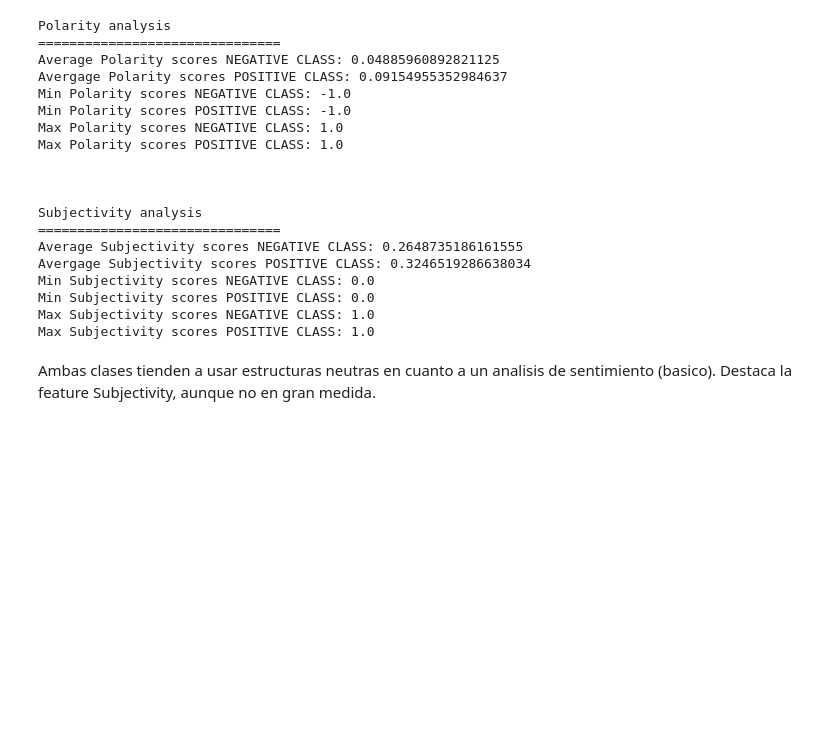
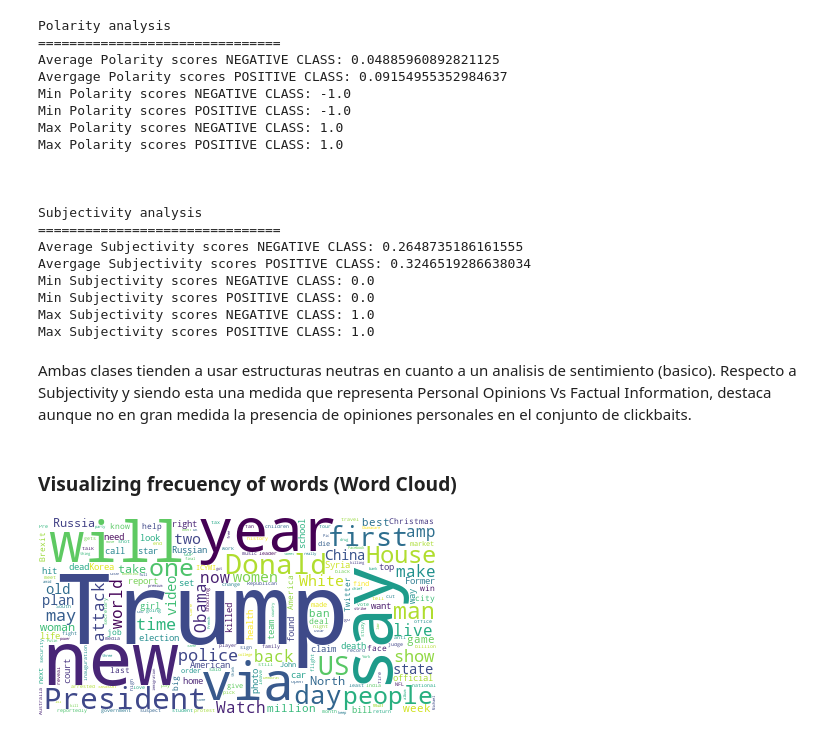
Before and after one commit to gildofabregat/Analyzing-BERT-Models, a Jupyter notebook: Data_analysis.ipynb, the cells around one changed output. Cells and saved outputs as stored; diff of their text form; code cells hidden in the pictures; blank space fills up the shorter version.

```diff
--- a/Data_analysis.ipynb
+++ b/Data_analysis.ipynb
@@ -263,4 +259,16 @@ Min Subjectivity scores POSITIVE CLASS: 0.0
 Max Subjectivity scores NEGATIVE CLASS: 1.0
 Max Subjectivity scores POSITIVE CLASS: 1.0
 # %% [markdown]
-Ambas clases tienden a usar estructuras neutras en cuanto a un analisis de sentimiento (basico). Destaca la feature Subjectivity, aunque no en gran medida.
+Ambas clases tienden a usar estructuras neutras en cuanto a un analisis de sentimiento (basico). Respecto a Subjectivity y siendo esta una medida que representa Personal Opinions Vs Factual Information, destaca aunque no en gran medida la presencia de opiniones personales en el conjunto de clickbaits.
+# %% [markdown]
+### Visualizing frecuency of words (Word Cloud)
+# %%
+def get_wordcloud(data):
+  long_string = ','.join(list(data.values))
+  wordcloud = WordCloud(background_color="white", max_words=5000, contour_width=3, contour_color='steelblue', collocations = False)
+  wordcloud.generate(long_string)
+  return wordcloud
+# %%
+get_wordcloud(df_train.loc[df_train.truthClass != "clickbait", "postText"]).to_image()
+# %% [output]
+[figure, added]
```
Also changed, not shown: parts of 22 cells of this notebook.
